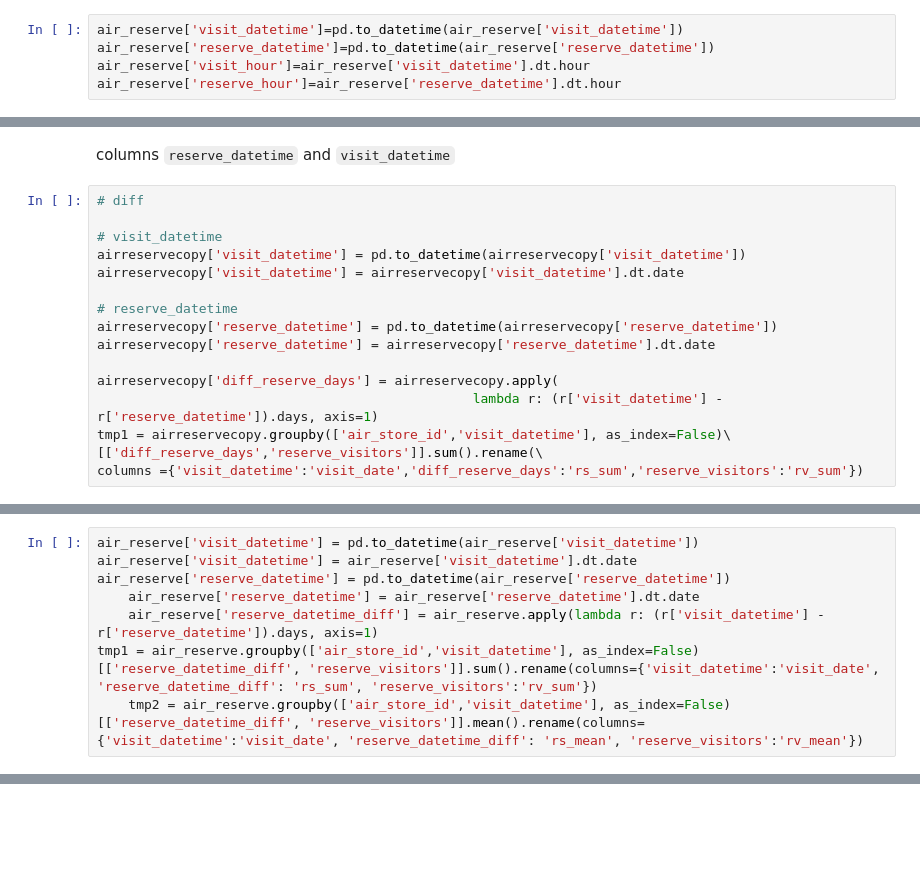
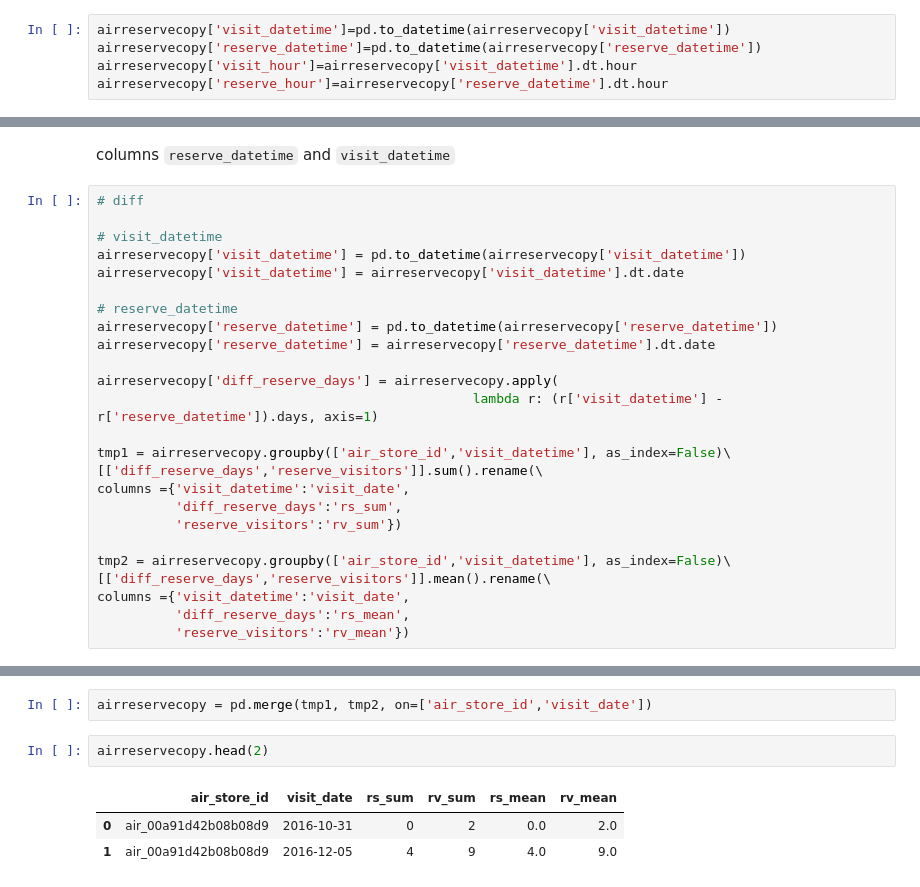
Before and after one commit to galiii/Recruit-Restaurant-Visitor-Forecasting1, a Jupyter notebook: eda/all_air_data.ipynb, the cells around one changed output, grey strips where cells are left out. Saved outputs shown, nothing was run; the diff lists cells and outputs as text; blank space fills up the shorter version.

```diff
--- a/eda/all_air_data.ipynb
+++ b/eda/all_air_data.ipynb
@@ -233,5 +233,5 @@ airreservecopy.shape
 # %%
-air_reserve['visit_datetime']=pd.to_datetime(air_reserve['visit_datetime'])
-air_reserve['reserve_datetime']=pd.to_datetime(air_reserve['reserve_datetime'])
-air_reserve['visit_hour']=air_reserve['visit_datetime'].dt.hour
-air_reserve['reserve_hour']=air_reserve['reserve_datetime'].dt.hour
+airreservecopy['visit_datetime']=pd.to_datetime(airreservecopy['visit_datetime'])
+airreservecopy['reserve_datetime']=pd.to_datetime(airreservecopy['reserve_datetime'])
+airreservecopy['visit_hour']=airreservecopy['visit_datetime'].dt.hour
+airreservecopy['reserve_hour']=airreservecopy['reserve_datetime'].dt.hour
@@ -250,6 +252,15 @@ airreservecopy['reserve_datetime'] = airreservecopy['reserve_datetime'].dt.date
 
 airreservecopy['diff_reserve_days'] = airreservecopy.apply(
                                                 lambda r: (r['visit_datetime'] - r['reserve_datetime']).days, axis=1)
+
 tmp1 = airreservecopy.groupby(['air_store_id','visit_datetime'], as_index=False)\
 [['diff_reserve_days','reserve_visitors']].sum().rename(\
-columns ={'visit_datetime':'visit_date','diff_reserve_days':'rs_sum','reserve_visitors':'rv_sum'})
+columns ={'visit_datetime':'visit_date',
+          'diff_reserve_days':'rs_sum',
+          'reserve_visitors':'rv_sum'})
+
+tmp2 = airreservecopy.groupby(['air_store_id','visit_datetime'], as_index=False)\
+[['diff_reserve_days','reserve_visitors']].mean().rename(\
+columns ={'visit_datetime':'visit_date',
+          'diff_reserve_days':'rs_mean',
+          'reserve_visitors':'rv_mean'})
@@ -265,8 +268,0 @@ tmp1.head()
-# %%
-air_reserve['visit_datetime'] = pd.to_datetime(air_reserve['visit_datetime'])
-air_reserve['visit_datetime'] = air_reserve['visit_datetime'].dt.date
-air_reserve['reserve_datetime'] = pd.to_datetime(air_reserve['reserve_datetime'])
-    air_reserve['reserve_datetime'] = air_reserve['reserve_datetime'].dt.date
-    air_reserve['reserve_datetime_diff'] = air_reserve.apply(lambda r: (r['visit_datetime'] - r['reserve_datetime']).days, axis=1)
-tmp1 = air_reserve.groupby(['air_store_id','visit_datetime'], as_index=False)[['reserve_datetime_diff', 'reserve_visitors']].sum().rename(columns={'visit_datetime':'visit_date', 'reserve_datetime_diff': 'rs_sum', 'reserve_visitors':'rv_sum'})
-    tmp2 = air_reserve.groupby(['air_store_id','visit_datetime'], as_index=False)[['reserve_datetime_diff', 'reserve_visitors']].mean().rename(columns={'visit_datetime':'visit_date', 'reserve_datetime_diff': 'rs_mean', 'reserve_visitors':'rv_mean'})
@@ -272,0 +283,8 @@ tmp1 = air_reserve.groupby(['air_store_id','visit_datetime'], as_index=False)[['
+# %%
+airreservecopy = pd.merge(tmp1, tmp2, on=['air_store_id','visit_date'])
+# %%
+airreservecopy.head(2)
+# %% [output]
+|  | air_store_id | visit_date | rs_sum | rv_sum | rs_mean | rv_mean |
+| 0 | air_00a91d42b08b08d9 | 2016-10-31 | 0 | 2 | 0.0 | 2.0 |
+| 1 | air_00a91d42b08b08d9 | 2016-12-05 | 4 | 9 | 4.0 | 9.0 |
```
Also changed, not shown: parts of 5 cells of this notebook.
